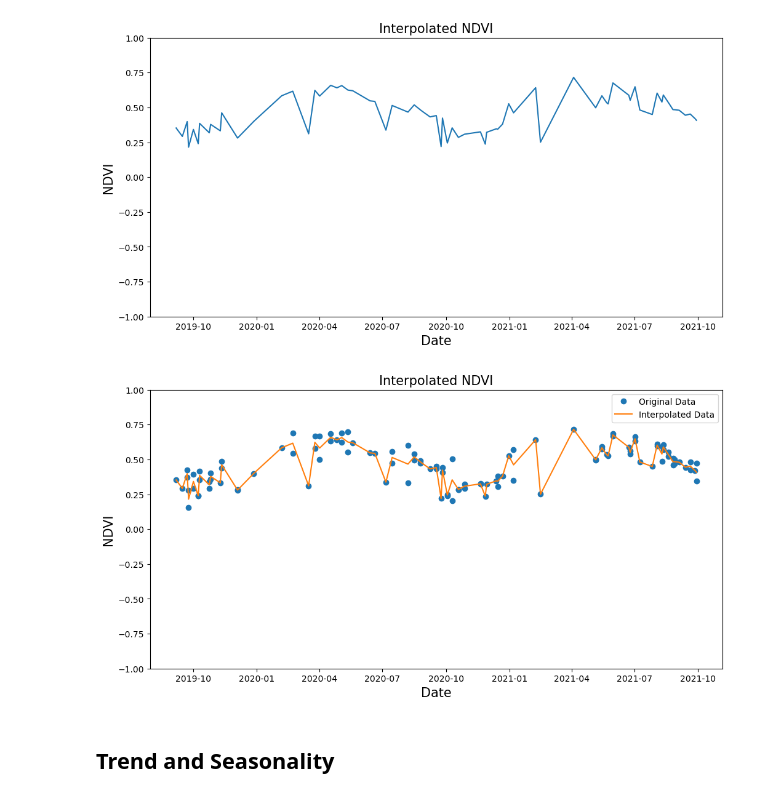
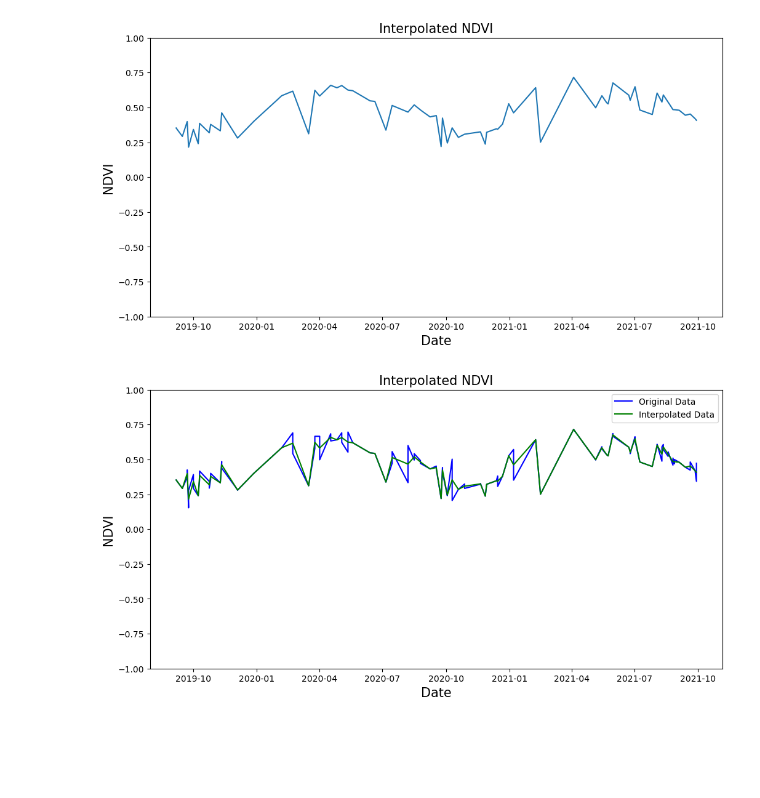
Before and after one commit to https-github-com-Engelbert107/Land_surface_classification_malawi_mozambique, a Jupyter notebook: Notebook/Time-series-NDVI.ipynb, the cells around one changed output. Cells and saved outputs as stored; diff of their text form; code cells hidden in the pictures; blank space fills up the shorter version.

```diff
--- a/Notebook/Time-series-NDVI.ipynb
+++ b/Notebook/Time-series-NDVI.ipynb
@@ -238,15 +241,13 @@ plt.show()
 [figure]
 # %%
 plt.figure(figsize=(12,6), dpi=100)
-plt.plot(ndvi_df, 'o')
-plt.plot(ndvi_df_daily)
+plt.plot(ndvi_df, 'b')
+plt.plot(ndvi_df_daily, 'g')
 plt.xlabel('Date', fontsize=15)
 plt.ylabel('NDVI', fontsize=15)
 plt.legend(['Original Data', 'Interpolated Data'])
 plt.title("Interpolated NDVI", fontsize=15)
 plt.ylim([-1, 1])
 plt.show()
 # %% [output]
-[figure, old version]
+[figure, new version]
-# %% [markdown]
-## Trend and Seasonality
```
Also changed, not shown: parts of 11 cells of this notebook.
